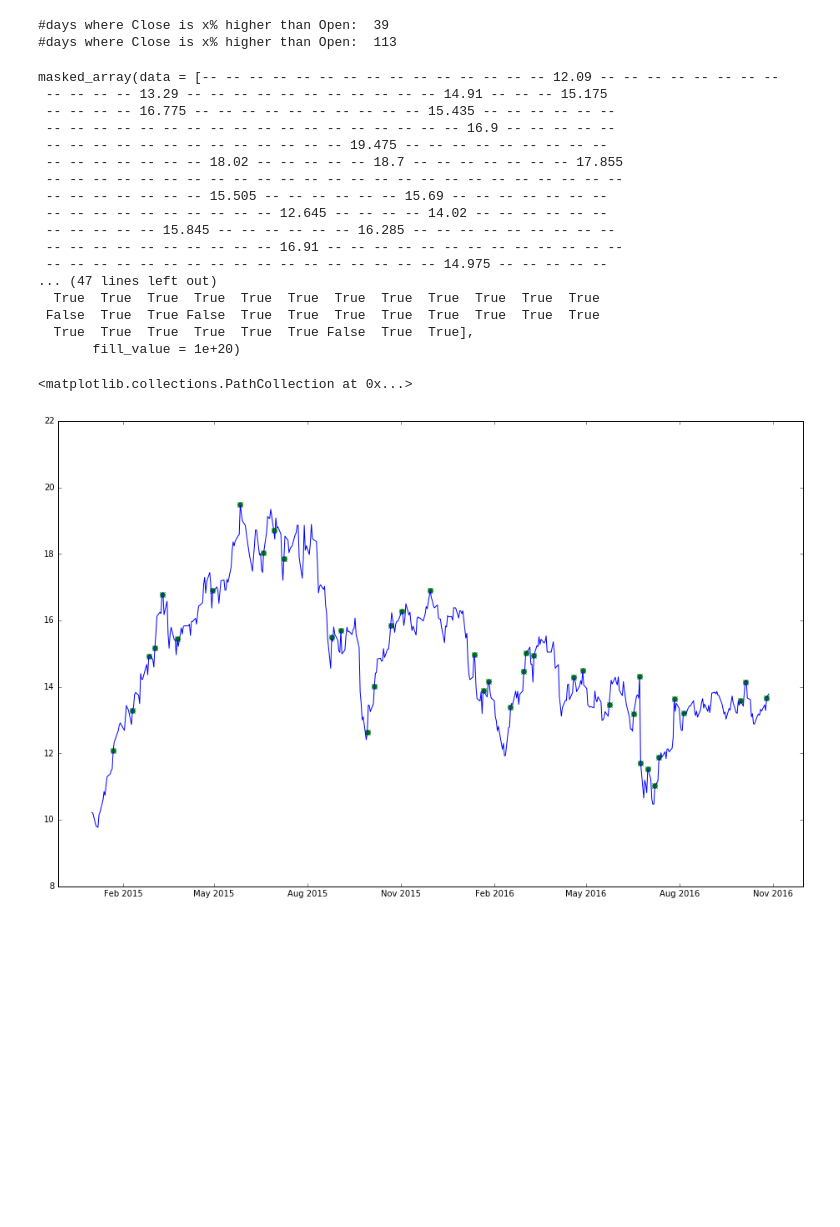
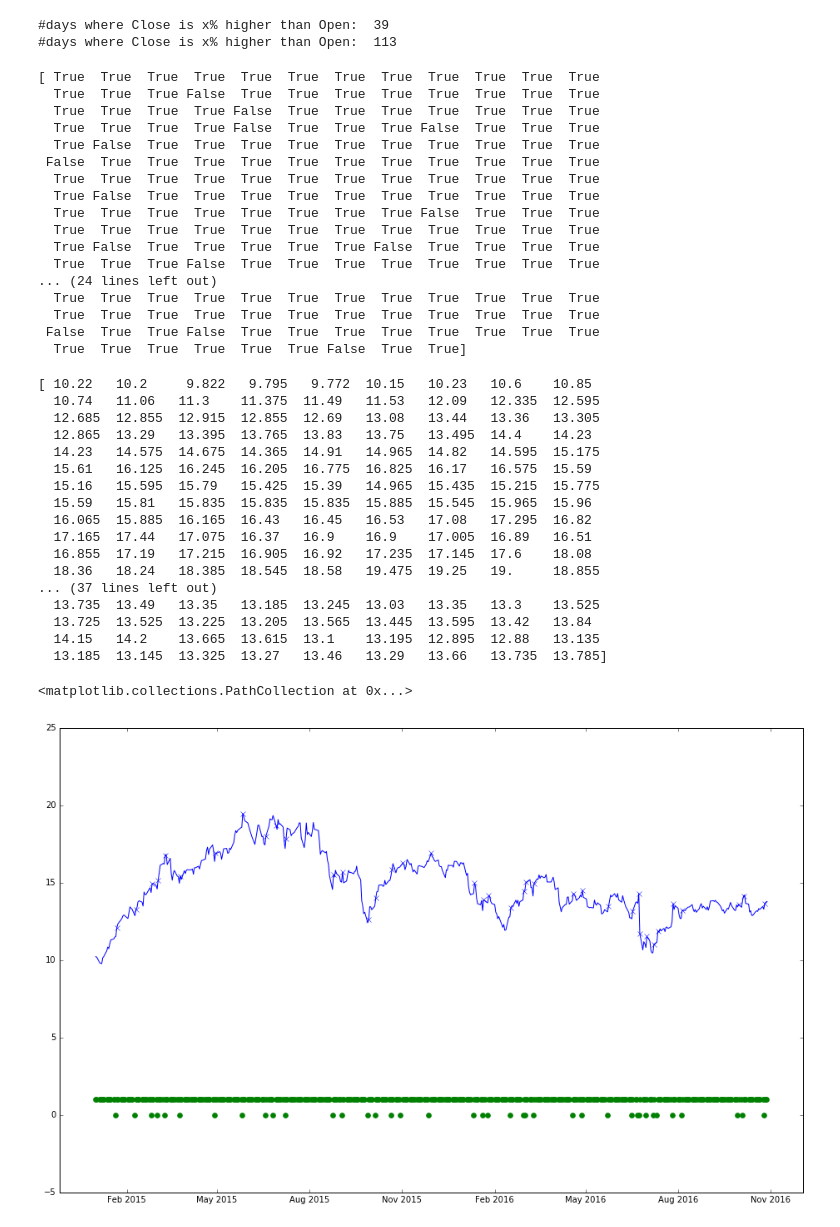
Before and after one commit to MrGreenRubato/notebooks, a Jupyter notebook: stocks/Stocks reader.ipynb, the cells around one changed output. Drawn from its saved outputs; the diff is of its cells as text; code cells hidden in the pictures; blank space fills up the shorter version.

Commit message:
wip: masks

```diff
--- a/stocks/Stocks reader.ipynb
+++ b/stocks/Stocks reader.ipynb
@@ -220,34 +219,59 @@ df['up'] = np.where(df.Close>df.Open*(1+threshold), 1, 0)
 df_mark = df[df.Close>df.Open*(1+threshold)]
 
 mask_up = ma.masked_where(df.Close<df.Open*(1+threshold), df.Close)
-mask_up
+mask = mask_up.mask
+print(mask)
+mask = np.roll(mask, -1)
 # %% [output]
-masked_array(data = [-- -- -- -- -- -- -- -- -- -- -- -- -- -- -- 12.09 -- -- -- -- -- -- -- --
- -- -- -- -- 13.29 -- -- -- -- -- -- -- -- -- -- -- 14.91 -- -- -- 15.175
- -- -- -- -- 16.775 -- -- -- -- -- -- -- -- -- -- 15.435 -- -- -- -- -- --
- -- -- -- -- -- -- -- -- -- -- -- -- -- -- -- -- -- -- 16.9 -- -- -- -- --
- -- -- -- -- -- -- -- -- -- -- -- -- -- 19.475 -- -- -- -- -- -- -- -- --
- -- -- -- -- -- -- -- 18.02 -- -- -- -- -- 18.7 -- -- -- -- -- -- -- 17.855
- -- -- -- -- -- -- -- -- -- -- -- -- -- -- -- -- -- -- -- -- -- -- -- -- --
- -- -- -- -- -- -- -- 15.505 -- -- -- -- -- -- 15.69 -- -- -- -- -- -- --
- -- -- -- -- -- -- -- -- -- -- 12.645 -- -- -- -- 14.02 -- -- -- -- -- --
- -- -- -- -- -- 15.845 -- -- -- -- -- -- 16.285 -- -- -- -- -- -- -- -- --
- -- -- -- -- -- -- -- -- -- -- 16.91 -- -- -- -- -- -- -- -- -- -- -- -- --
- -- -- -- -- -- -- -- -- -- -- -- -- -- -- -- -- -- 14.975 -- -- -- -- --
-... (47 lines left out)
+[ True  True  True  True  True  True  True  True  True  True  True  True
+  True  True  True False  True  True  True  True  True  True  True  True
+  True  True  True  True False  True  True  True  True  True  True  True
+  True  True  True  True False  True  True  True False  True  True  True
+  True False  True  True  True  True  True  True  True  True  True  True
+ False  True  True  True  True  True  True  True  True  True  True  True
+  True  True  True  True  True  True  True  True  True  True  True  True
+  True False  True  True  True  True  True  True  True  True  True  True
+  True  True  True  True  True  True  True  True False  True  True  True
+  True  True  True  True  True  True  True  True  True  True  True  True
+  True False  True  True  True  True  True False  True  True  True  True
+  True  True  True False  True  True  True  True  True  True  True  True
+... (24 lines left out)
+  True  True  True  True  True  True  True  True  True  True  True  True
   True  True  True  True  True  True  True  True  True  True  True  True
  False  True  True False  True  True  True  True  True  True  True  True
-  True  True  True  True  True  True False  True  True],
-       fill_value = 1e+20)
+  True  True  True  True  True  True False  True  True]
 # %%
 import matplotlib.pyplot as plt
 %matplotlib inline
 
 plt.figure(figsize=(16,10))
 plt.plot(df.index, df['Close'], 'b', df.index, mask_up, 'x')
-plt.plot(df.index, mask_up, 'x')
+#plt.plot(df.index, mask_up, 'x')
 
-plt.scatter(df_mark.index, df_mark['Close'], c='green', linewidths=0, s=45)
+# Shift mask one day before (we are interested in the raise before the raise...)
+#mask_up = np.roll(mask_up, -1)
+#mask_up.data = np.roll(mask_up.data, -1)
+print(mask_up.data)
+#mask_up.mask = mask
+plt.scatter(df.index, mask, c='green', linewidths=0, s=45)
+#plt.scatter(df_mark.index, df_mark['Close'], c='green', linewidths=0, s=45)
 # %% [output]
-<matplotlib.collections.PathCollection at 0x...>
+[ 10.22   10.2     9.822   9.795   9.772  10.15   10.23   10.6    10.85
+  10.74   11.06   11.3    11.375  11.49   11.53   12.09   12.335  12.595
+  12.685  12.855  12.915  12.855  12.69   13.08   13.44   13.36   13.305
+  12.865  13.29   13.395  13.765  13.83   13.75   13.495  14.4    14.23
+  14.23   14.575  14.675  14.365  14.91   14.965  14.82   14.595  15.175
+  15.61   16.125  16.245  16.205  16.775  16.825  16.17   16.575  15.59
+  15.16   15.595  15.79   15.425  15.39   14.965  15.435  15.215  15.775
+  15.59   15.81   15.835  15.835  15.835  15.885  15.545  15.965  15.96
+  16.065  15.885  16.165  16.43   16.45   16.53   17.08   17.295  16.82
+  17.165  17.44   17.075  16.37   16.9    16.9    17.005  16.89   16.51
+  16.855  17.19   17.215  16.905  16.92   17.235  17.145  17.6    18.08
+  18.36   18.24   18.385  18.545  18.58   19.475  19.25   19.     18.855
+... (37 lines left out)
+  13.735  13.49   13.35   13.185  13.245  13.03   13.35   13.3    13.525
+  13.725  13.525  13.225  13.205  13.565  13.445  13.595  13.42   13.84
+  14.15   14.2    13.665  13.615  13.1    13.195  12.895  12.88   13.135
+  13.185  13.145  13.325  13.27   13.46   13.29   13.66   13.735  13.785]
+<matplotlib.collections.PathCollection at 0x...>
-[figure, old version]
+[figure, new version]
```
Also changed, not shown: parts of 1 cell of this notebook.
